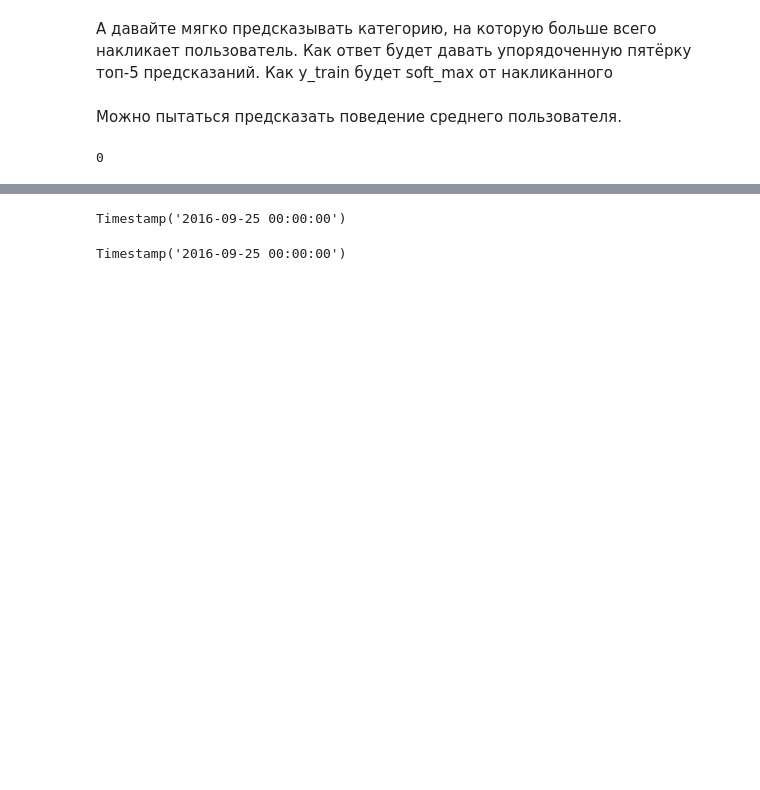
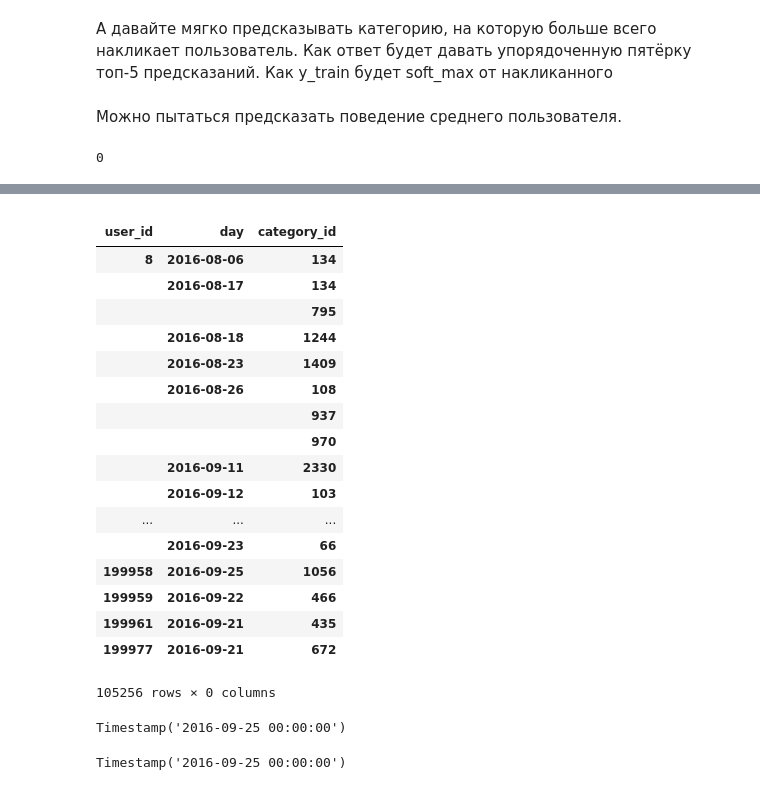
Before and after one commit to alexsyrom/shad_ml_2_3, a Jupyter notebook: first.ipynb, the cells around one changed output, grey strips where cells are left out. Drawn from its saved outputs; the diff is of its cells as text; code cells hidden in the pictures; blank space fills up the shorter version.

```diff
--- a/first.ipynb
+++ b/first.ipynb
@@ -101,3 +133,25 @@ test_users.shape
+# %%
+clicks[clicks.user_id.isin(set(test_users.user_id))].groupby(['user_id', 'day', 'category_id']).count().sort_index()
+# %% [output]
+|  |  |  |
+| user_id | day | category_id |
+| 8 | 2016-08-06 | 134 |
+|  | 2016-08-17 | 134 |
+|  |  | 795 |
+|  | 2016-08-18 | 1244 |
+|  | 2016-08-23 | 1409 |
+|  | 2016-08-26 | 108 |
+|  |  | 937 |
+|  |  | 970 |
+|  | 2016-09-11 | 2330 |
+|  | 2016-09-12 | 103 |
+| ... | ... | ... |
+|  | 2016-09-23 | 66 |
+| 199958 | 2016-09-25 | 1056 |
+| 199959 | 2016-09-22 | 466 |
+| 199961 | 2016-09-21 | 435 |
+| 199977 | 2016-09-21 | 672 |
+105256 rows × 0 columns
 # %%
 clicks.day.max()
 # %% [output]
```
Also changed, not shown: parts of 13 cells of this notebook, 1 other file.
